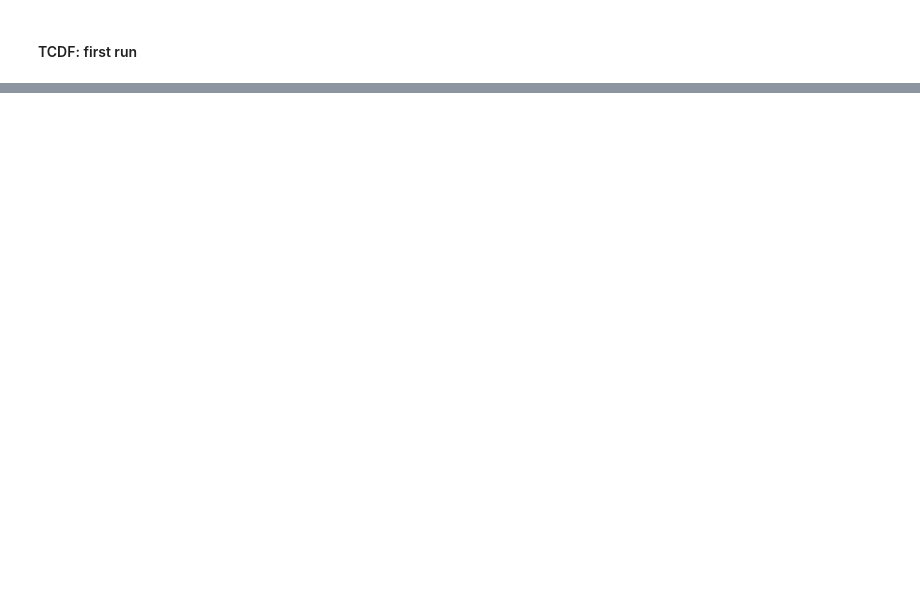
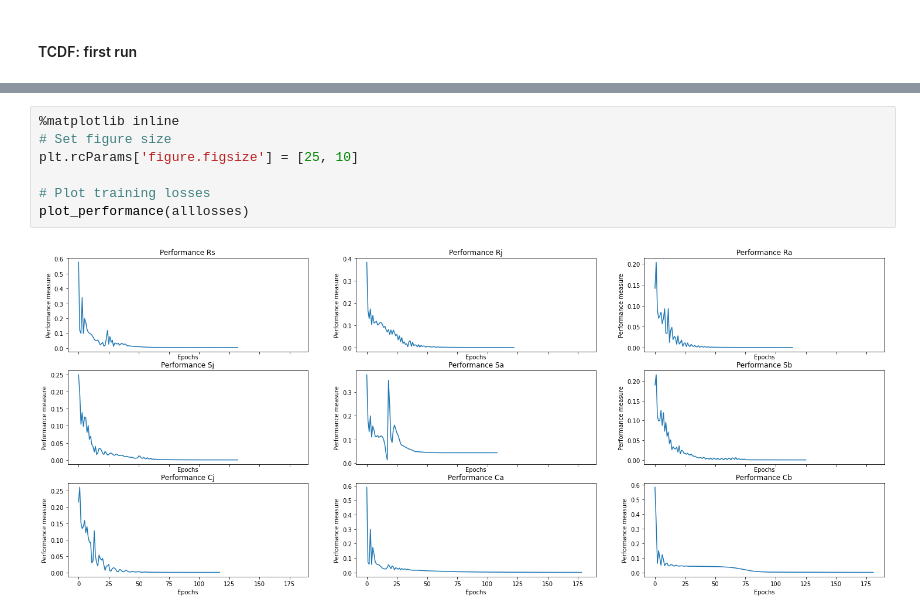
Before and after one commit to roosdraaijer/thesis, a Jupyter notebook: MSc Thesis 1.ipynb, the cells around one changed output, grey strips where cells are left out. Drawn from its saved outputs; the diff is of its cells as text; blank space fills up the shorter version.

```diff
--- a/MSc Thesis 1.ipynb
+++ b/MSc Thesis 1.ipynb
@@ -954,0 +1019,9 @@ plot_performance(accuracy)
+# %%
+%matplotlib inline
+# Set figure size
+plt.rcParams['figure.figsize'] = [25, 10]
+
+# Plot training losses
+plot_performance(alllosses)
+# %% [output]
+[figure, added]
```
Also changed, not shown: parts of 73 cells of this notebook, 10 other files.
